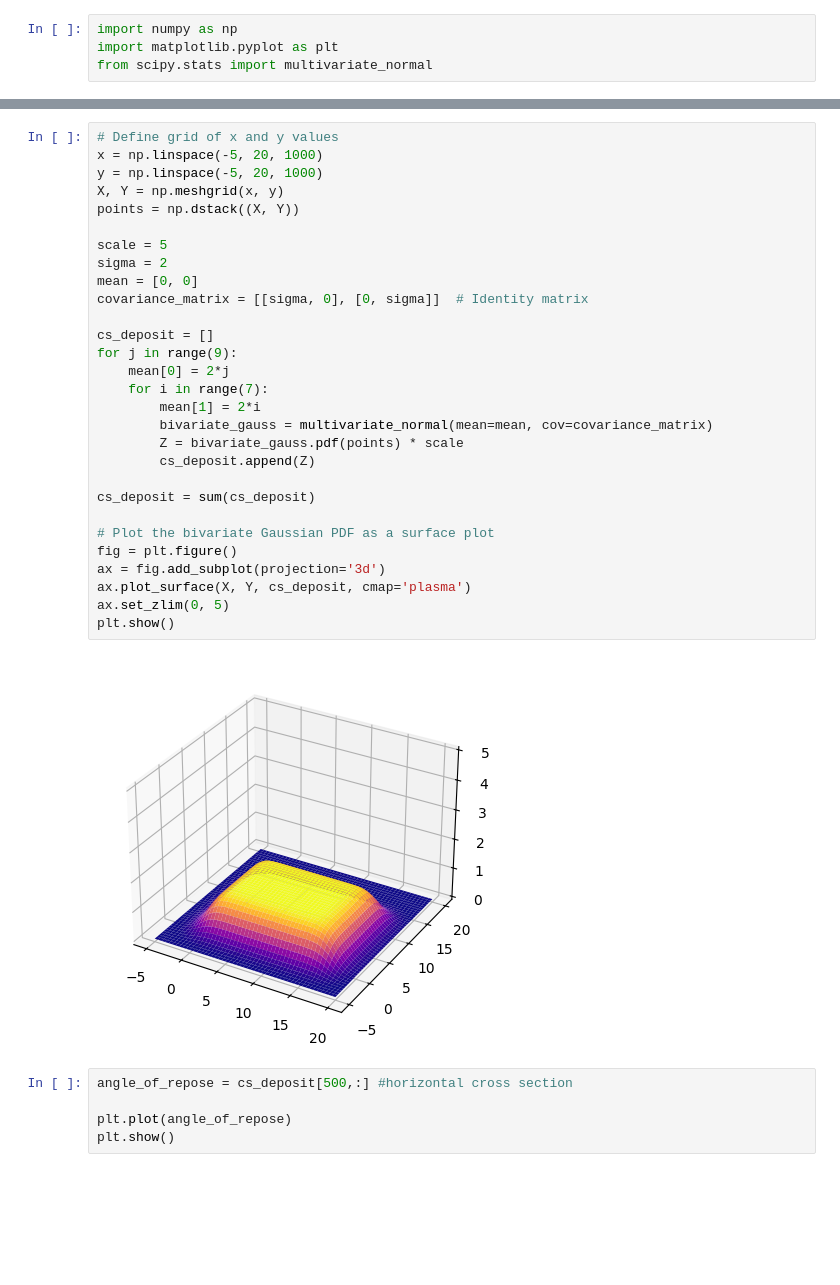
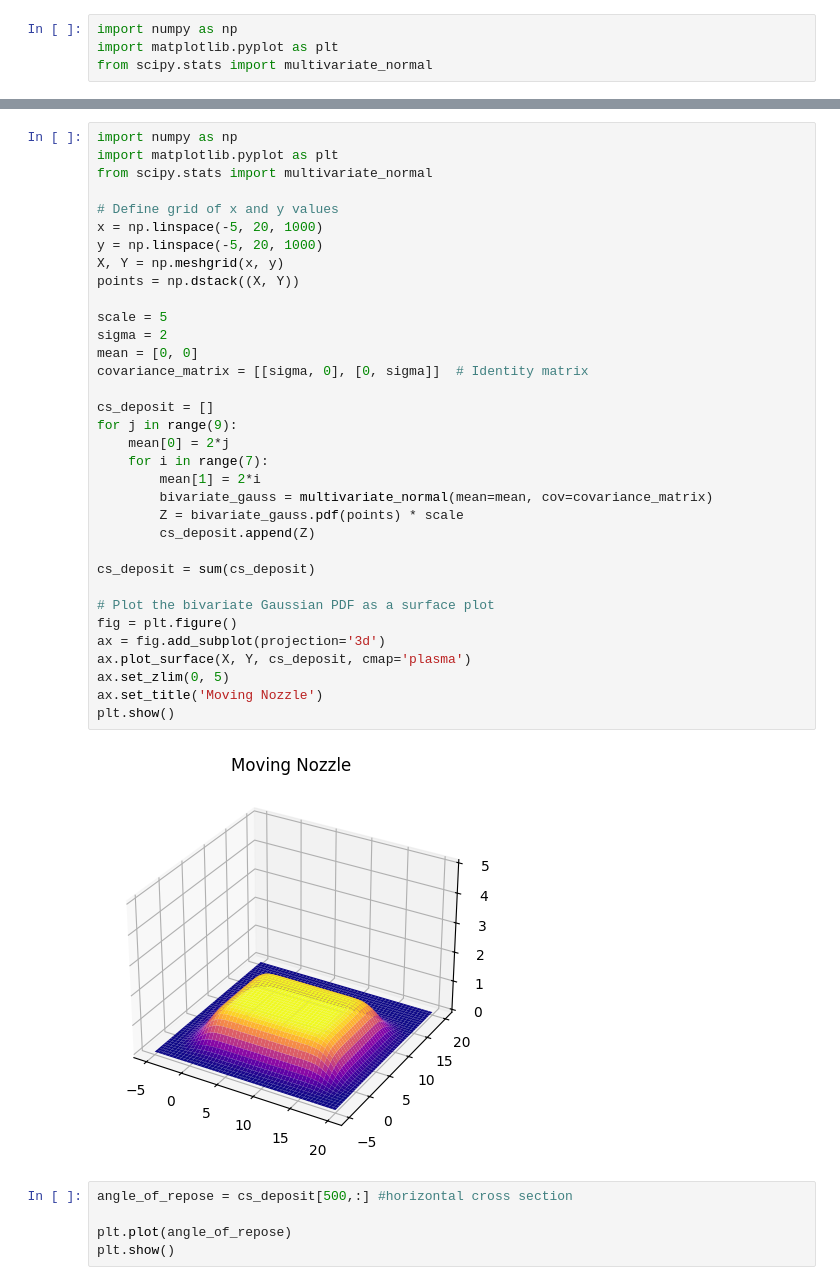
Before and after one commit to ArmandoFerraj/Cold-Spray-Simulation, a Jupyter notebook: CS_simulation.ipynb, the cells around one changed output, grey strips where cells are left out. Cells and saved outputs as stored; diff of their text form; blank space fills up the shorter version.

```diff
--- a/CS_simulation.ipynb
+++ b/CS_simulation.ipynb
@@ -49,34 +42,39 @@ plt.show()
 # %%
+import numpy as np
+import matplotlib.pyplot as plt
+from scipy.stats import multivariate_normal
+
 # Define grid of x and y values
 x = np.linspace(-5, 20, 1000)
 y = np.linspace(-5, 20, 1000)
 X, Y = np.meshgrid(x, y)
 points = np.dstack((X, Y))
 
 scale = 5
 sigma = 2
 mean = [0, 0]
 covariance_matrix = [[sigma, 0], [0, sigma]]  # Identity matrix
 
 cs_deposit = []
 for j in range(9):
     mean[0] = 2*j
     for i in range(7):
         mean[1] = 2*i
         bivariate_gauss = multivariate_normal(mean=mean, cov=covariance_matrix)
         Z = bivariate_gauss.pdf(points) * scale
         cs_deposit.append(Z)
 
 cs_deposit = sum(cs_deposit)
 
 # Plot the bivariate Gaussian PDF as a surface plot
 fig = plt.figure()
 ax = fig.add_subplot(projection='3d')
 ax.plot_surface(X, Y, cs_deposit, cmap='plasma')
 ax.set_zlim(0, 5)
+ax.set_title('Moving Nozzle')
 plt.show()
 # %% [output]
-[figure, old version]
+[figure, new version]
 # %%
 angle_of_repose = cs_deposit[500,:] #horizontal cross section
 
```
Also changed, not shown: parts of 2 cells of this notebook.
